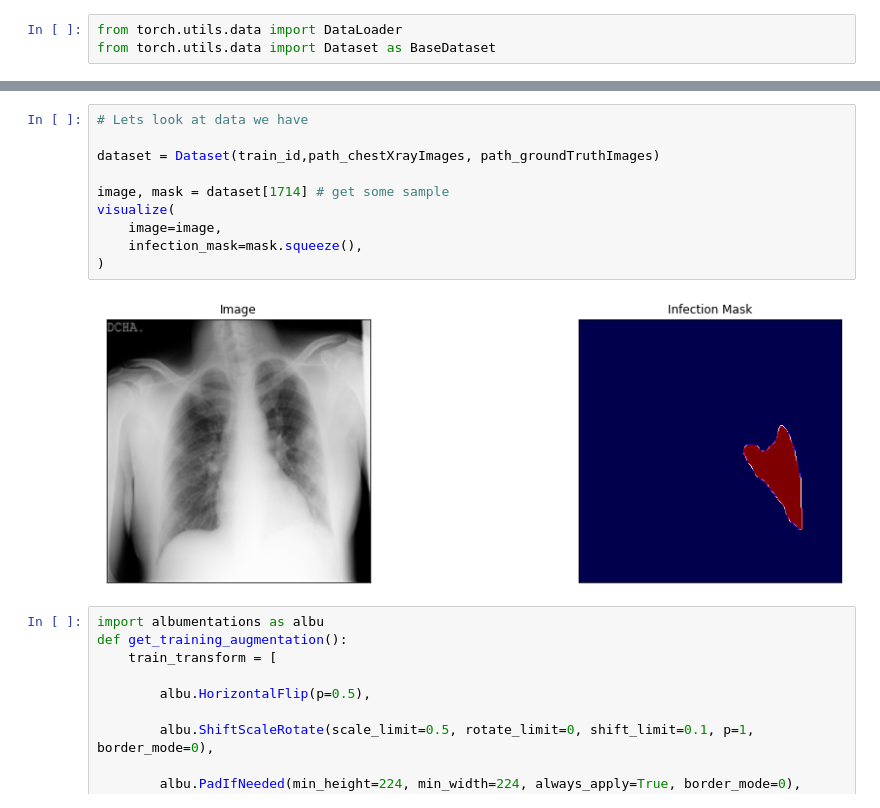
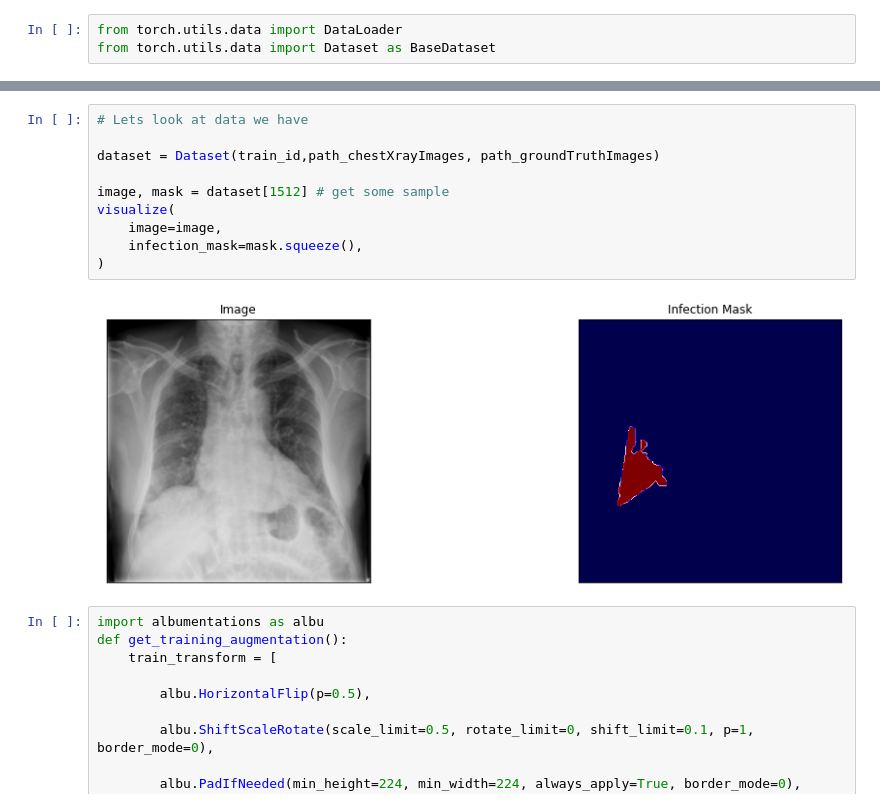
Before and after one commit to AkshayJS/CS6400-Thesis-on-COVID-19-detection-based-on-Chest-X-ray-images, a Jupyter notebook: QaTa_COV19_ChestXray_Identification_Unet++.ipynb, the cells around one changed output, grey strips where cells are left out. Saved outputs shown, nothing was run; the diff lists cells and outputs as text.

```diff
--- a/QaTa_COV19_ChestXray_Identification_Unet++.ipynb
+++ b/QaTa_COV19_ChestXray_Identification_Unet++.ipynb
@@ -191,15 +189,15 @@ class Dataset(BaseDataset):
 # %%
 # Lets look at data we have
 
 dataset = Dataset(train_id,path_chestXrayImages, path_groundTruthImages)
 
-image, mask = dataset[1714] # get some sample
+image, mask = dataset[1512] # get some sample
 visualize(
     image=image,
     infection_mask=mask.squeeze(),
 )
 # %% [output]
-[figure, old version]
+[figure, new version]
 # %%
 import albumentations as albu
 def get_training_augmentation():
```
Also changed, not shown: parts of 3 cells of this notebook.
